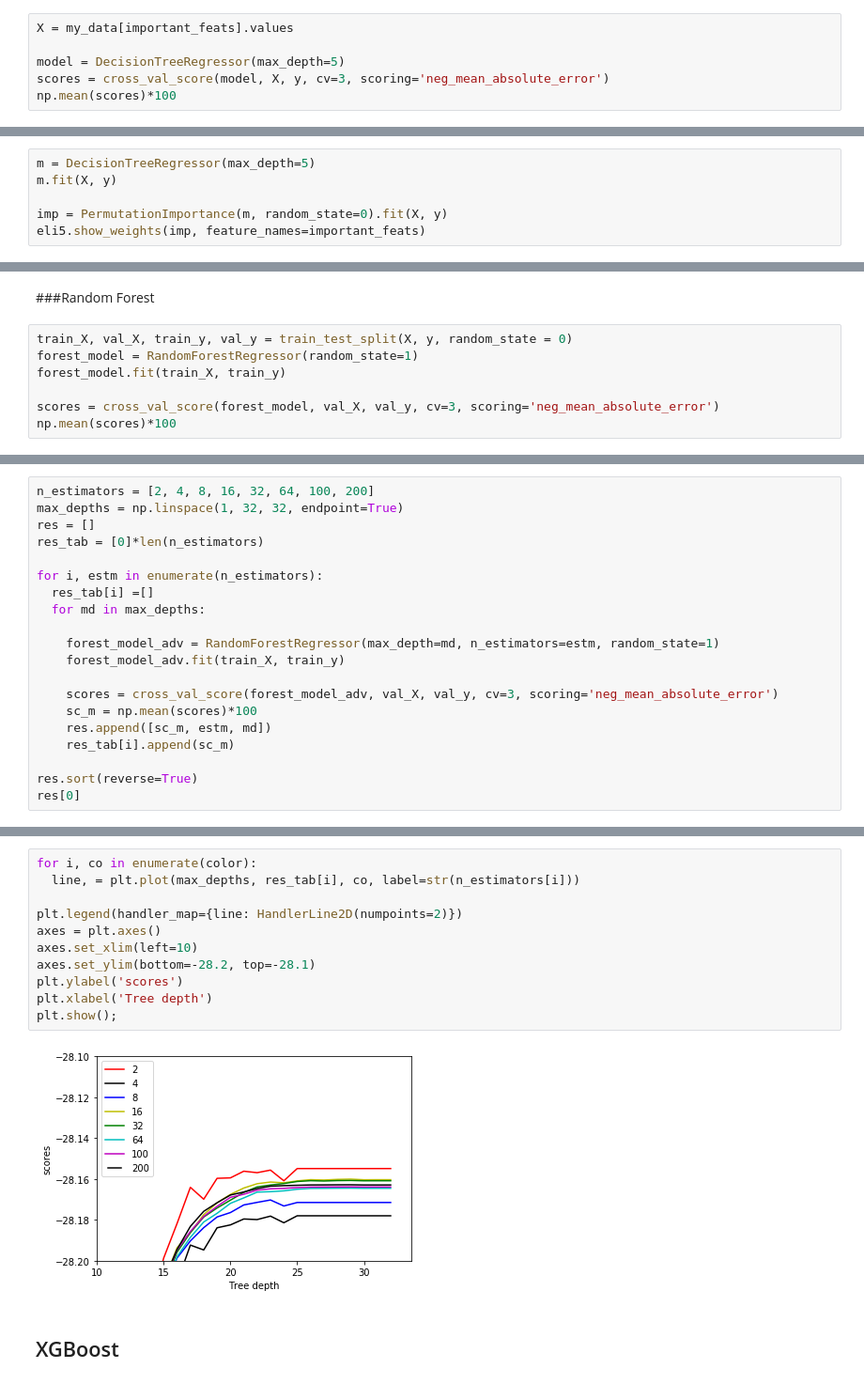
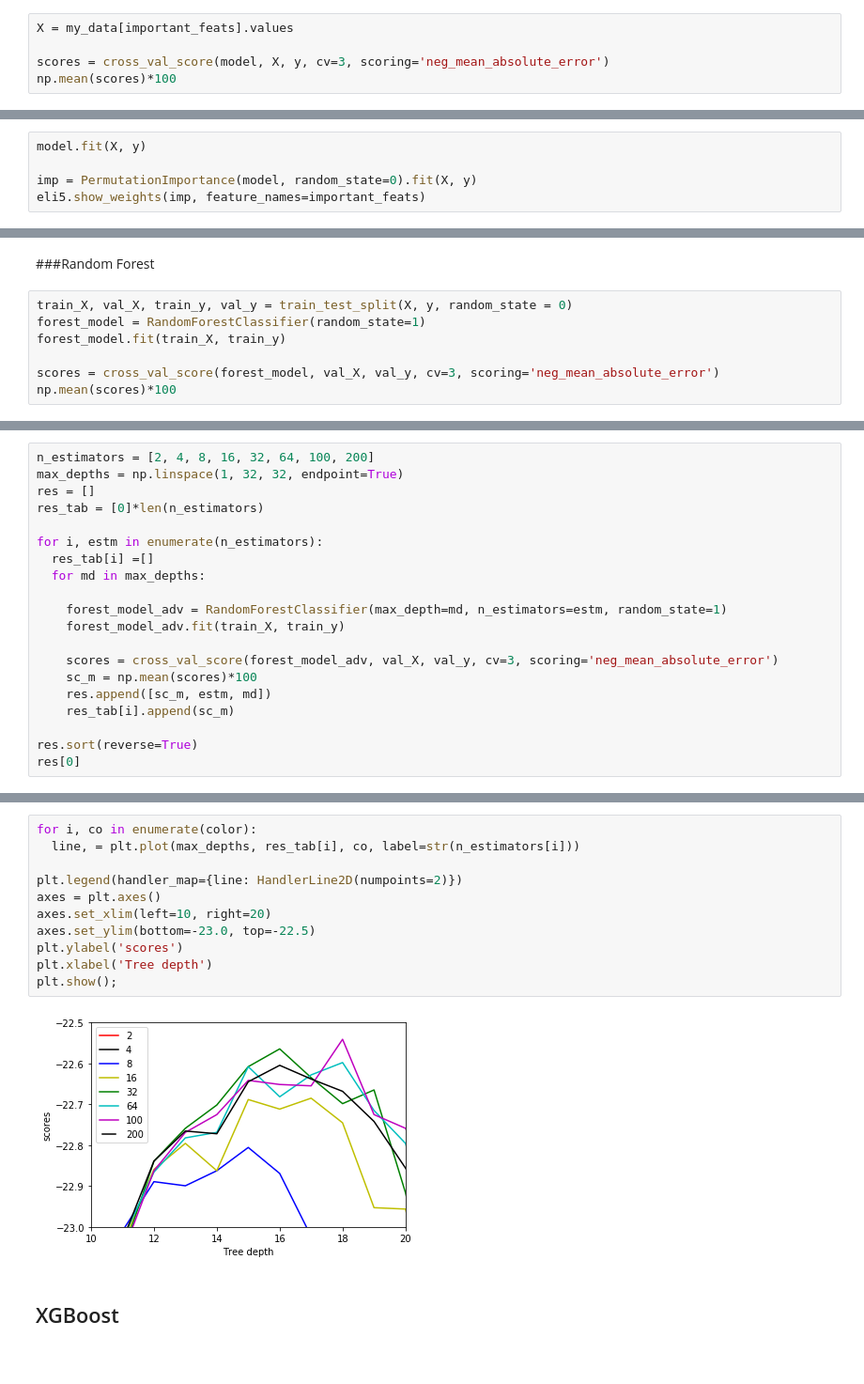
Before and after one commit to baczynska/Booking_hotel_project, a Jupyter notebook: booking_hotel.ipynb, the cells around one changed output, grey strips where cells are left out. Shown at 94% size. Cells and saved outputs as stored; diff of their text form.

```diff
--- a/booking_hotel.ipynb
+++ b/booking_hotel.ipynb
@@ -193,7 +208,6 @@ important_feats = [ "deposit_type_cat",
 # %%
 X = my_data[important_feats].values
 
-model = DecisionTreeRegressor(max_depth=5)
 scores = cross_val_score(model, X, y, cv=3, scoring='neg_mean_absolute_error')
 np.mean(scores)*100
 # %% [output]
@@ -201,8 +215,7 @@ np.mean(scores)*100
 # %%
-m = DecisionTreeRegressor(max_depth=5)
-m.fit(X, y)
+model.fit(X, y)
 
-imp = PermutationImportance(m, random_state=0).fit(X, y)
+imp = PermutationImportance(model, random_state=0).fit(X, y)
 eli5.show_weights(imp, feature_names=important_feats)
 # %% [output]
 | Weight | Feature |
@@ -216,7 +229,7 @@ eli5.show_weights(imp, feature_names=important_feats)
 ###Random Forest
 # %%
 train_X, val_X, train_y, val_y = train_test_split(X, y, random_state = 0)
-forest_model = RandomForestRegressor(random_state=1)
+forest_model = RandomForestClassifier(random_state=1)
 forest_model.fit(train_X, train_y)
 
 scores = cross_val_score(forest_model, val_X, val_y, cv=3, scoring='neg_mean_absolute_error')
@@ -235,7 +248,7 @@ for i, estm in enumerate(n_estimators):
   res_tab[i] =[]
   for md in max_depths:
 
-    forest_model_adv = RandomForestRegressor(max_depth=md, n_estimators=estm, random_state=1)
+    forest_model_adv = RandomForestClassifier(max_depth=md, n_estimators=estm, random_state=1)
     forest_model_adv.fit(train_X, train_y)
 
     scores = cross_val_score(forest_model_adv, val_X, val_y, cv=3, scoring='neg_mean_absolute_error')
@@ -262,16 +275,16 @@ plt.show();
 # %%
 for i, co in enumerate(color):
   line, = plt.plot(max_depths, res_tab[i], co, label=str(n_estimators[i]))
 
 plt.legend(handler_map={line: HandlerLine2D(numpoints=2)})
 axes = plt.axes()
-axes.set_xlim(left=10)
-axes.set_ylim(bottom=-28.2, top=-28.1)
+axes.set_xlim(left=10, right=20)
+axes.set_ylim(bottom=-23.0, top=-22.5)
 plt.ylabel('scores')
 plt.xlabel('Tree depth')
 plt.show();
 # %% [output]
-[figure, old version]
+[figure, new version]
 # %% [markdown]
 ## XGBoost
 # %%
```
Also changed, not shown: parts of 16 cells of this notebook.
